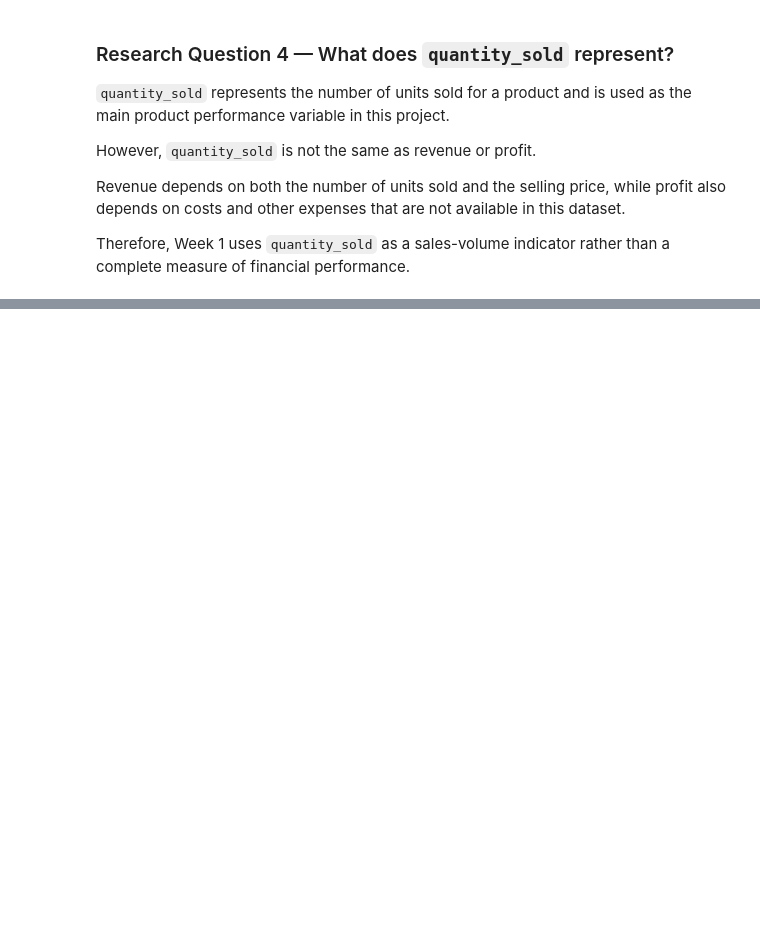
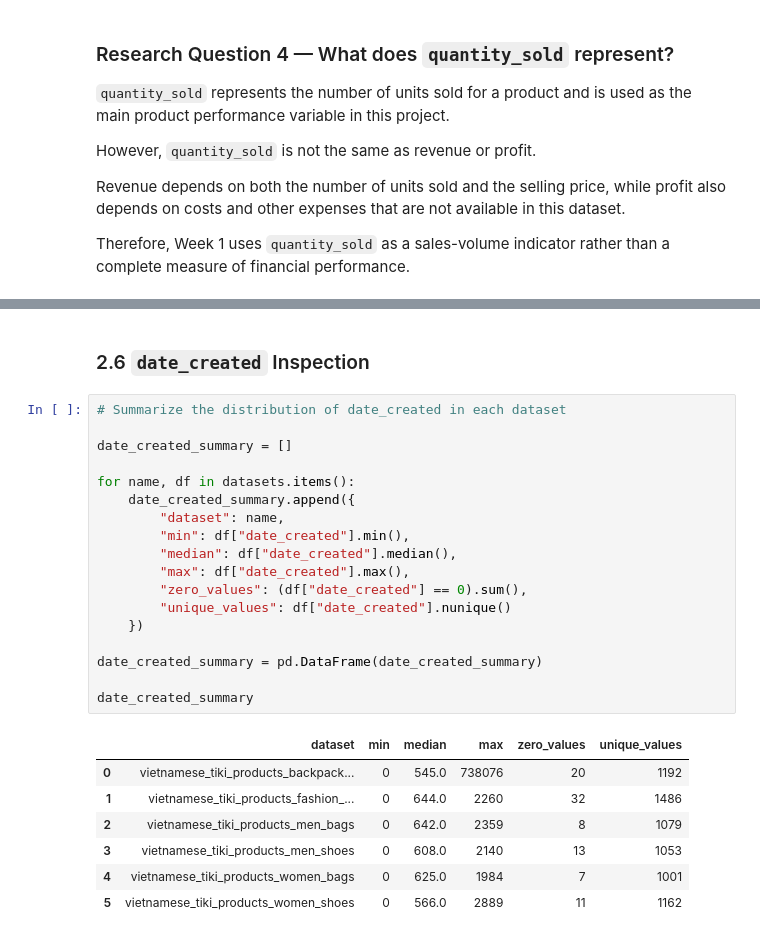
Before and after one commit to thuhien26/Tiki-ecommerce-analysis, a Jupyter notebook: notebooks/week01_eda.ipynb, the cells around one changed output, grey strips where cells are left out. Saved outputs shown, nothing was run; the diff lists cells and outputs as text; blank space fills up the shorter version.

```diff
--- a/notebooks/week01_eda.ipynb
+++ b/notebooks/week01_eda.ipynb
@@ -358,0 +728,28 @@ Therefore, Week 1 uses `quantity_sold` as a sales-volume indicator rather than a
+# %% [markdown]
+### 2.6 `date_created` Inspection
+# %%
+# Summarize the distribution of date_created in each dataset
+
+date_created_summary = []
+
+for name, df in datasets.items():
+    date_created_summary.append({
+        "dataset": name,
+        "min": df["date_created"].min(),
+        "median": df["date_created"].median(),
+        "max": df["date_created"].max(),
+        "zero_values": (df["date_created"] == 0).sum(),
+        "unique_values": df["date_created"].nunique()
+    })
+
+date_created_summary = pd.DataFrame(date_created_summary)
+
+date_created_summary
+# %% [output]
+|  | dataset | min | median | max | zero_values | unique_values |
+| 0 | vietnamese_tiki_products_backpack... | 0 | 545.0 | 738076 | 20 | 1192 |
+| 1 | vietnamese_tiki_products_fashion_... | 0 | 644.0 | 2260 | 32 | 1486 |
+| 2 | vietnamese_tiki_products_men_bags | 0 | 642.0 | 2359 | 8 | 1079 |
+| 3 | vietnamese_tiki_products_men_shoes | 0 | 608.0 | 2140 | 13 | 1053 |
+| 4 | vietnamese_tiki_products_women_bags | 0 | 625.0 | 1984 | 7 | 1001 |
+| 5 | vietnamese_tiki_products_women_shoes | 0 | 566.0 | 2889 | 11 | 1162 |
```
Also changed, not shown: parts of 40 cells of this notebook.
